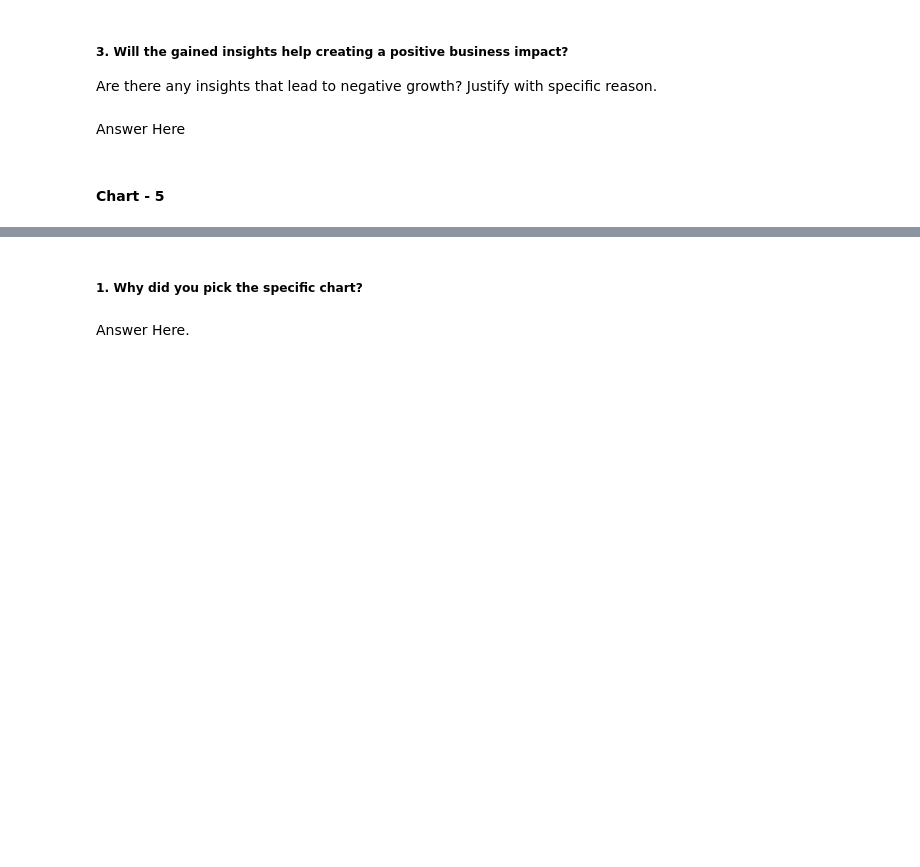
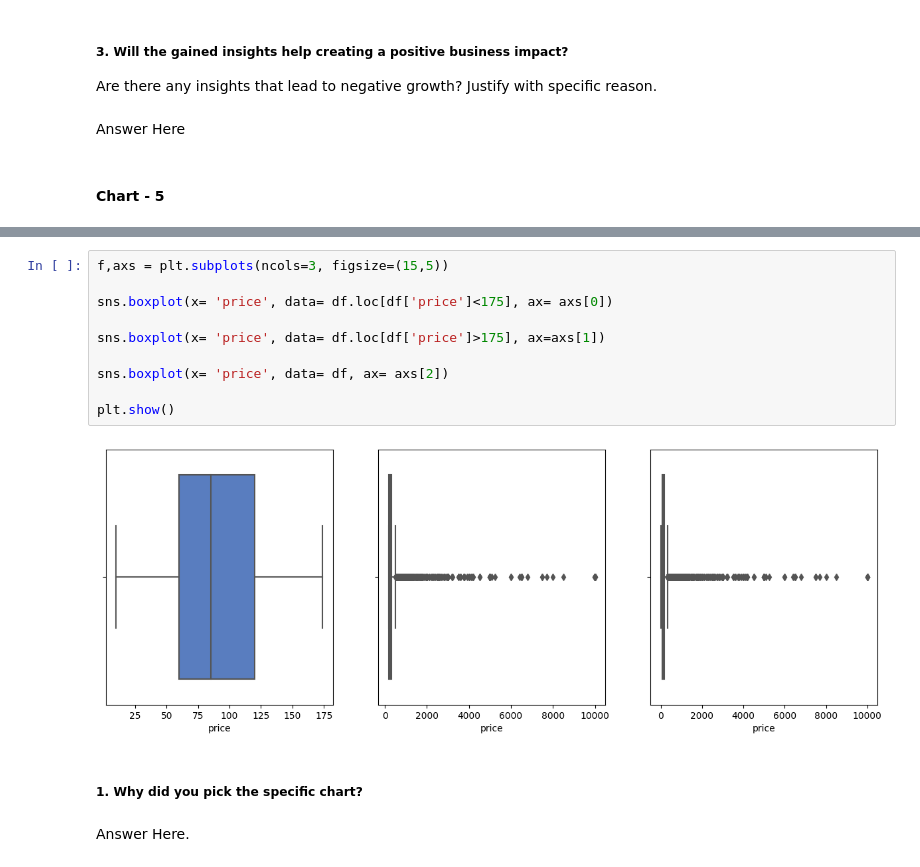
Before and after one commit to Dinesh-Kumar-Verma/EDA_Airbnb_Booking_Anlalysis, a Jupyter notebook: Airbnb_Bookings_Analysis_Capstone_Project_1.ipynb, the cells around one changed output, grey strips where cells are left out. Saved outputs shown, nothing was run; the diff lists cells and outputs as text; blank space fills up the shorter version.

```diff
--- a/Airbnb_Bookings_Analysis_Capstone_Project_1.ipynb
+++ b/Airbnb_Bookings_Analysis_Capstone_Project_1.ipynb
@@ -316,3 +384,15 @@ plt.show()
+# %%
+f,axs = plt.subplots(ncols=3, figsize=(15,5))
+
+sns.boxplot(x= 'price', data= df.loc[df['price']<175], ax= axs[0])
+
+sns.boxplot(x= 'price', data= df.loc[df['price']>175], ax=axs[1])
+
+sns.boxplot(x= 'price', data= df, ax= axs[2])
+
+plt.show()
+# %% [output]
+[figure, added]
 # %% [markdown]
 ##### 1. Why did you pick the specific chart?
 # %% [markdown]
```
Also changed, not shown: parts of 28 cells of this notebook.
